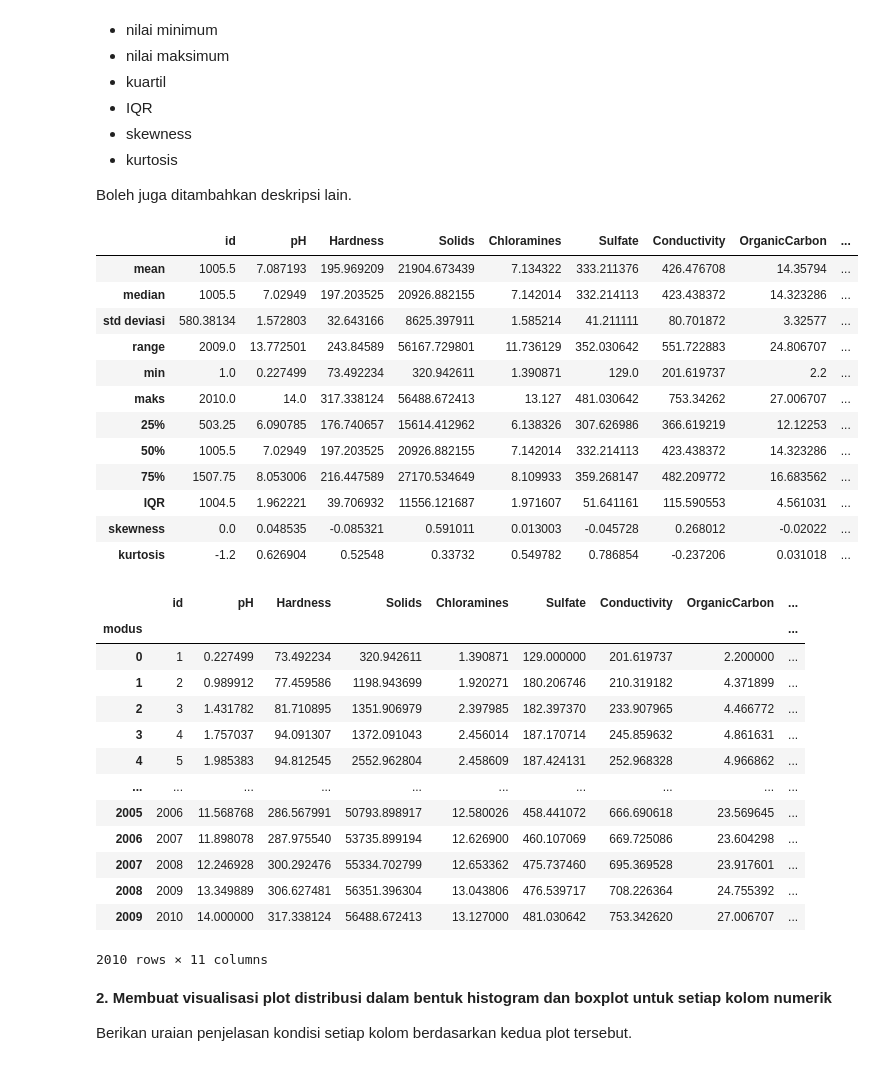
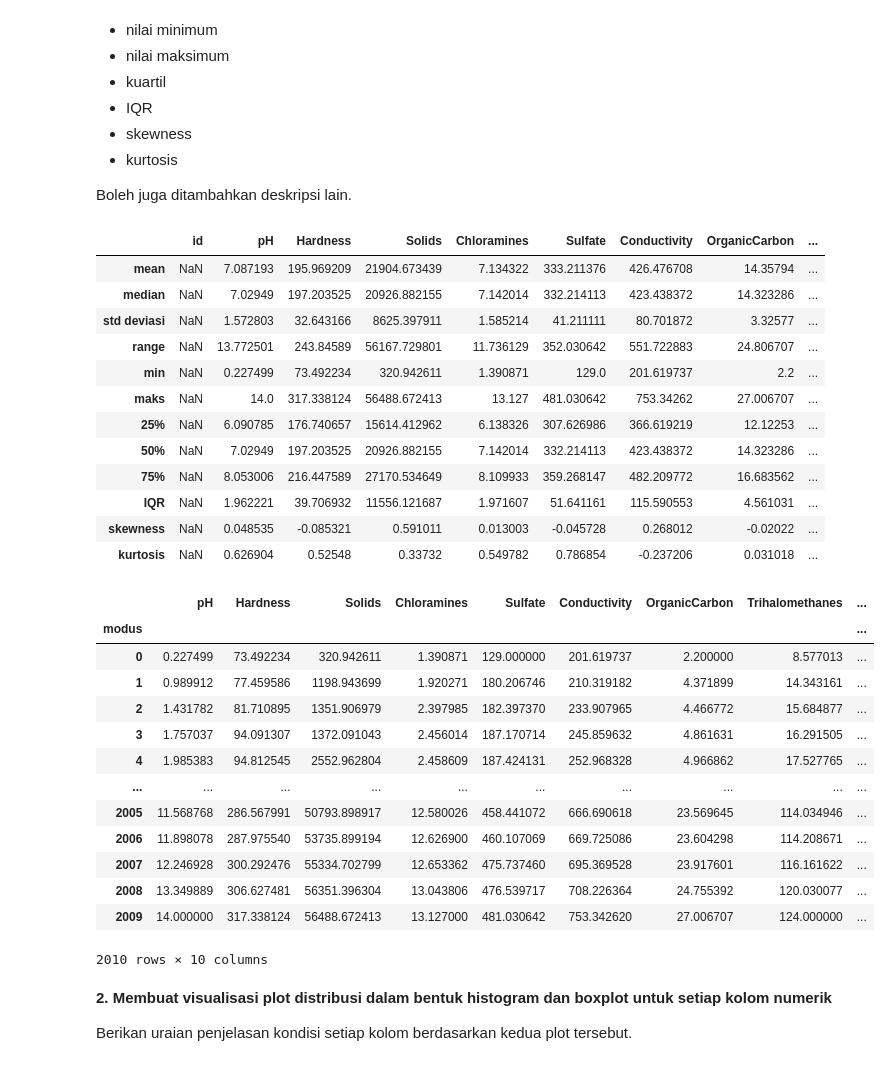
Before and after one commit to dwikalam/Tubes-IF2220-Probstat, a Jupyter notebook: feature-1-2-4.ipynb, the cells around one changed output. Saved outputs shown, nothing was run; the diff lists cells and outputs as text; code cells hidden in the pictures.

```diff
--- a/feature-1-2-4.ipynb
+++ b/feature-1-2-4.ipynb
@@ -90,7 +54,7 @@ dari semua kolom pada data yang bersifat numerik, terdiri dari
 Boleh juga ditambahkan deskripsi lain.
 # %%
 
-#wp = wp.drop(["id"], axis = 1)
+wp = wp.drop(["id"], axis = 1)
 wp_stats = pd.DataFrame(columns = colsName)
 
 def concate_df(df_stats : pd.DataFrame, desc_stat) -> pd.DataFrame:
@@ -98,59 +62,59 @@ def concate_df(df_stats : pd.DataFrame, desc_stat) -> pd.DataFrame:
         return pd.concat([df_stats, desc_stat[0].to_frame(name = desc_stat[1]).T])
     else:
         return pd.concat([df_stats, desc_stat])
 
 wp_stats = concate_df(wp_stats, (wp.mean(), "mean"))
 wp_stats = concate_df(wp_stats, (wp.median(), "median"))
 wp_stats = concate_df(wp_stats, (wp.std(), "std deviasi"))
 
 range_stat = wp.describe().loc["max"] - wp.describe().loc["min"]
 wp_stats = concate_df(wp_stats, (range_stat, "range"))
 
 wp_stats = concate_df(wp_stats, (wp.min(), "min"))
 wp_stats = concate_df(wp_stats, (wp.max(), "maks"))
 
 quartile_stat = wp.describe().loc[["25%", "50%", "75%"]]
 wp_stats = concate_df(wp_stats, quartile_stat)
 
 IQR_stat = wp_stats.loc["75%"] - wp_stats.loc["25%"]
 wp_stats = concate_df(wp_stats, (IQR_stat, "IQR"))
 
 wp_stats = concate_df(wp_stats, (wp.skew(), "skewness"))
 wp_stats = concate_df(wp_stats, (wp.kurt(), "kurtosis"))
 
 display(wp_stats.head(13))
 
 wp_mode_stat = wp.mode()
 wp_mode_stat.index.name = "modus"
 display(wp_mode_stat)
 # %% [output]
 |  | id | pH | Hardness | Solids | Chloramines | Sulfate | Conductivity | OrganicCarbon | ... |
-| mean | 1005.5 | 7.087193 | 195.969209 | 21904.673439 | 7.134322 | 333.211376 | 426.476708 | 14.35794 | ... |
-| median | 1005.5 | 7.02949 | 197.203525 | 20926.882155 | 7.142014 | 332.214113 | 423.438372 | 14.323286 | ... |
-| std deviasi | 580.38134 | 1.572803 | 32.643166 | 8625.397911 | 1.585214 | 41.211111 | 80.701872 | 3.32577 | ... |
-| range | 2009.0 | 13.772501 | 243.84589 | 56167.729801 | 11.736129 | 352.030642 | 551.722883 | 24.806707 | ... |
-| min | 1.0 | 0.227499 | 73.492234 | 320.942611 | 1.390871 | 129.0 | 201.619737 | 2.2 | ... |
-| maks | 2010.0 | 14.0 | 317.338124 | 56488.672413 | 13.127 | 481.030642 | 753.34262 | 27.006707 | ... |
-| 25% | 503.25 | 6.090785 | 176.740657 | 15614.412962 | 6.138326 | 307.626986 | 366.619219 | 12.12253 | ... |
-| 50% | 1005.5 | 7.02949 | 197.203525 | 20926.882155 | 7.142014 | 332.214113 | 423.438372 | 14.323286 | ... |
-| 75% | 1507.75 | 8.053006 | 216.447589 | 27170.534649 | 8.109933 | 359.268147 | 482.209772 | 16.683562 | ... |
-| IQR | 1004.5 | 1.962221 | 39.706932 | 11556.121687 | 1.971607 | 51.641161 | 115.590553 | 4.561031 | ... |
-| skewness | 0.0 | 0.048535 | -0.085321 | 0.591011 | 0.013003 | -0.045728 | 0.268012 | -0.02022 | ... |
-| kurtosis | -1.2 | 0.626904 | 0.52548 | 0.33732 | 0.549782 | 0.786854 | -0.237206 | 0.031018 | ... |
+| mean | NaN | 7.087193 | 195.969209 | 21904.673439 | 7.134322 | 333.211376 | 426.476708 | 14.35794 | ... |
+| median | NaN | 7.02949 | 197.203525 | 20926.882155 | 7.142014 | 332.214113 | 423.438372 | 14.323286 | ... |
+| std deviasi | NaN | 1.572803 | 32.643166 | 8625.397911 | 1.585214 | 41.211111 | 80.701872 | 3.32577 | ... |
+| range | NaN | 13.772501 | 243.84589 | 56167.729801 | 11.736129 | 352.030642 | 551.722883 | 24.806707 | ... |
+| min | NaN | 0.227499 | 73.492234 | 320.942611 | 1.390871 | 129.0 | 201.619737 | 2.2 | ... |
+| maks | NaN | 14.0 | 317.338124 | 56488.672413 | 13.127 | 481.030642 | 753.34262 | 27.006707 | ... |
+| 25% | NaN | 6.090785 | 176.740657 | 15614.412962 | 6.138326 | 307.626986 | 366.619219 | 12.12253 | ... |
+| 50% | NaN | 7.02949 | 197.203525 | 20926.882155 | 7.142014 | 332.214113 | 423.438372 | 14.323286 | ... |
+| 75% | NaN | 8.053006 | 216.447589 | 27170.534649 | 8.109933 | 359.268147 | 482.209772 | 16.683562 | ... |
+| IQR | NaN | 1.962221 | 39.706932 | 11556.121687 | 1.971607 | 51.641161 | 115.590553 | 4.561031 | ... |
+| skewness | NaN | 0.048535 | -0.085321 | 0.591011 | 0.013003 | -0.045728 | 0.268012 | -0.02022 | ... |
+| kurtosis | NaN | 0.626904 | 0.52548 | 0.33732 | 0.549782 | 0.786854 | -0.237206 | 0.031018 | ... |
-|  | id | pH | Hardness | Solids | Chloramines | Sulfate | Conductivity | OrganicCarbon | ... |
+|  | pH | Hardness | Solids | Chloramines | Sulfate | Conductivity | OrganicCarbon | Trihalomethanes | ... |
 | modus |  |  |  |  |  |  |  |  | ... |
-| 0 | 1 | 0.227499 | 73.492234 | 320.942611 | 1.390871 | 129.000000 | 201.619737 | 2.200000 | ... |
-| 1 | 2 | 0.989912 | 77.459586 | 1198.943699 | 1.920271 | 180.206746 | 210.319182 | 4.371899 | ... |
-| 2 | 3 | 1.431782 | 81.710895 | 1351.906979 | 2.397985 | 182.397370 | 233.907965 | 4.466772 | ... |
-| 3 | 4 | 1.757037 | 94.091307 | 1372.091043 | 2.456014 | 187.170714 | 245.859632 | 4.861631 | ... |
-| 4 | 5 | 1.985383 | 94.812545 | 2552.962804 | 2.458609 | 187.424131 | 252.968328 | 4.966862 | ... |
+| 0 | 0.227499 | 73.492234 | 320.942611 | 1.390871 | 129.000000 | 201.619737 | 2.200000 | 8.577013 | ... |
+| 1 | 0.989912 | 77.459586 | 1198.943699 | 1.920271 | 180.206746 | 210.319182 | 4.371899 | 14.343161 | ... |
+| 2 | 1.431782 | 81.710895 | 1351.906979 | 2.397985 | 182.397370 | 233.907965 | 4.466772 | 15.684877 | ... |
+| 3 | 1.757037 | 94.091307 | 1372.091043 | 2.456014 | 187.170714 | 245.859632 | 4.861631 | 16.291505 | ... |
+| 4 | 1.985383 | 94.812545 | 2552.962804 | 2.458609 | 187.424131 | 252.968328 | 4.966862 | 17.527765 | ... |
 | ... | ... | ... | ... | ... | ... | ... | ... | ... | ... |
-| 2005 | 2006 | 11.568768 | 286.567991 | 50793.898917 | 12.580026 | 458.441072 | 666.690618 | 23.569645 | ... |
-| 2006 | 2007 | 11.898078 | 287.975540 | 53735.899194 | 12.626900 | 460.107069 | 669.725086 | 23.604298 | ... |
-| 2007 | 2008 | 12.246928 | 300.292476 | 55334.702799 | 12.653362 | 475.737460 | 695.369528 | 23.917601 | ... |
-| 2008 | 2009 | 13.349889 | 306.627481 | 56351.396304 | 13.043806 | 476.539717 | 708.226364 | 24.755392 | ... |
-| 2009 | 2010 | 14.000000 | 317.338124 | 56488.672413 | 13.127000 | 481.030642 | 753.342620 | 27.006707 | ... |
+| 2005 | 11.568768 | 286.567991 | 50793.898917 | 12.580026 | 458.441072 | 666.690618 | 23.569645 | 114.034946 | ... |
+| 2006 | 11.898078 | 287.975540 | 53735.899194 | 12.626900 | 460.107069 | 669.725086 | 23.604298 | 114.208671 | ... |
+| 2007 | 12.246928 | 300.292476 | 55334.702799 | 12.653362 | 475.737460 | 695.369528 | 23.917601 | 116.161622 | ... |
+| 2008 | 13.349889 | 306.627481 | 56351.396304 | 13.043806 | 476.539717 | 708.226364 | 24.755392 | 120.030077 | ... |
+| 2009 | 14.000000 | 317.338124 | 56488.672413 | 13.127000 | 481.030642 | 753.342620 | 27.006707 | 124.000000 | ... |
-2010 rows × 11 columns
+2010 rows × 10 columns
 # %% [markdown]
 **2.    Membuat visualisasi plot distribusi dalam bentuk histogram dan boxplot untuk setiap kolom numerik**
 
```
Also changed, not shown: parts of 17 cells of this notebook.
